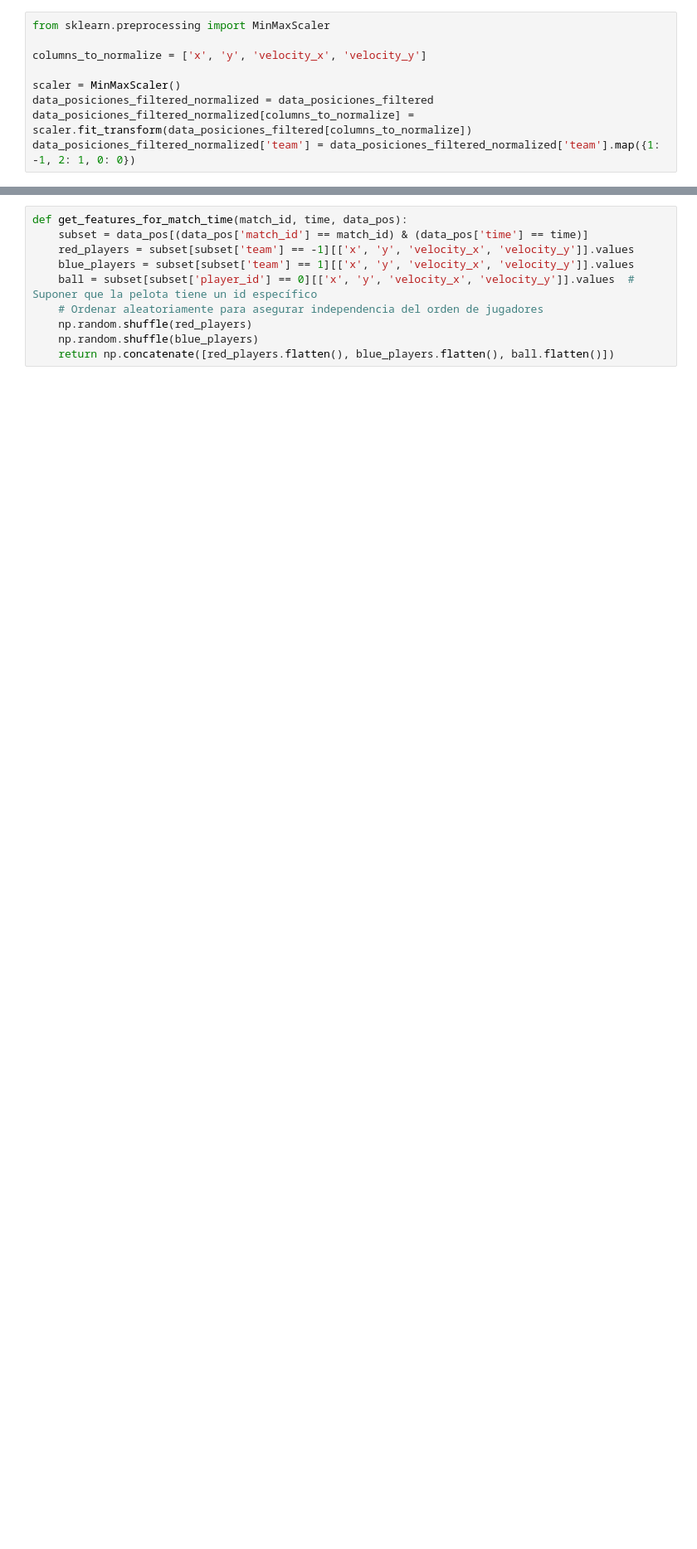
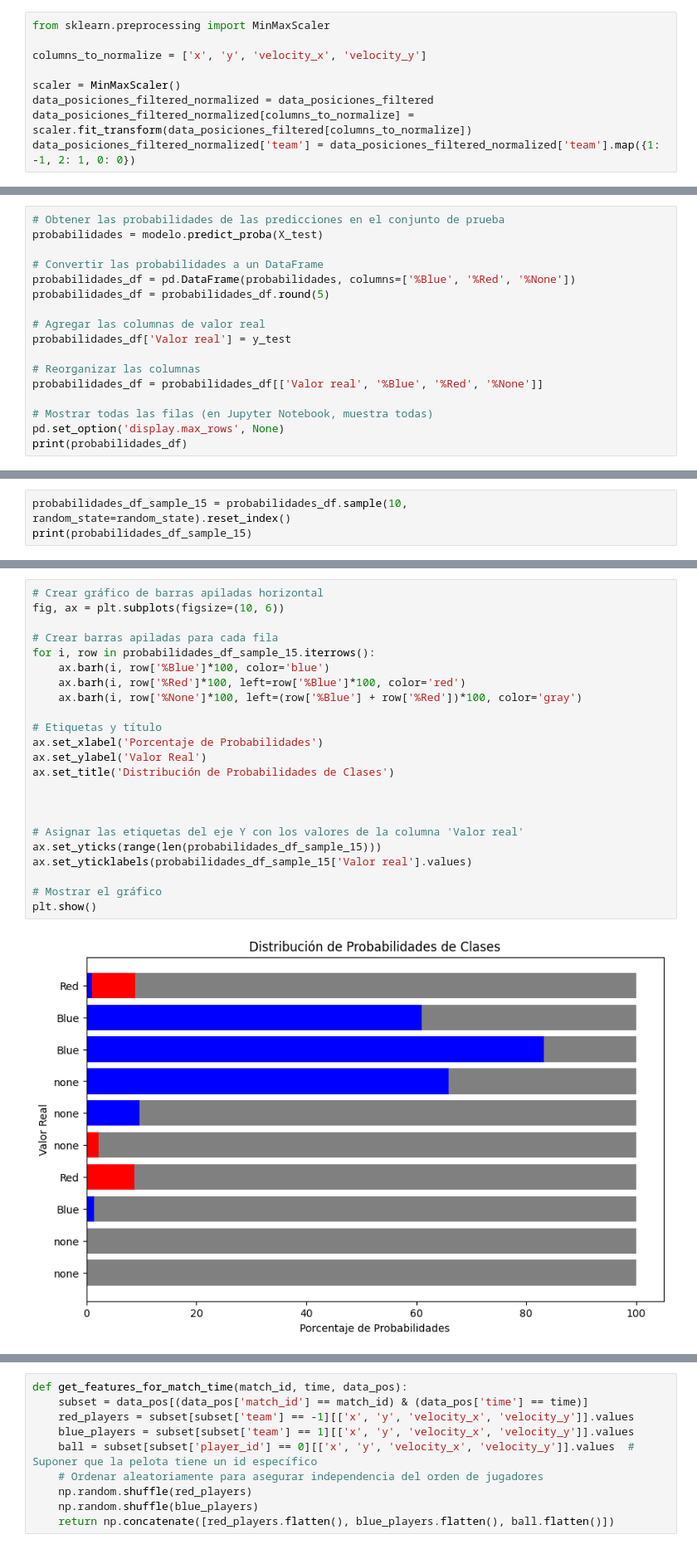
Before and after one commit to manoloBengo/haxball-ai, a Jupyter notebook: modelado/modelado.ipynb, the cells around one changed output, grey strips where cells are left out. Shown at 83% size. Saved outputs shown, nothing was run; the diff lists cells and outputs as text; blank space fills up the shorter version.

```diff
--- a/modelado/modelado.ipynb
+++ b/modelado/modelado.ipynb
@@ -290,0 +354,17 @@ print(y_train)
+# %%
+# Obtener las probabilidades de las predicciones en el conjunto de prueba
+probabilidades = modelo.predict_proba(X_test)
+
+# Convertir las probabilidades a un DataFrame
+probabilidades_df = pd.DataFrame(probabilidades, columns=['%Blue', '%Red', '%None'])
+probabilidades_df = probabilidades_df.round(5)
+
+# Agregar las columnas de valor real
+probabilidades_df['Valor real'] = y_test
+
+# Reorganizar las columnas
+probabilidades_df = probabilidades_df[['Valor real', '%Blue', '%Red', '%None']]
+
+# Mostrar todas las filas (en Jupyter Notebook, muestra todas)
+pd.set_option('display.max_rows', None)
+print(probabilidades_df)
@@ -290,0 +389,3 @@ print(y_train)
+# %%
+probabilidades_df_sample_15 = probabilidades_df.sample(10, random_state=random_state).reset_index()
+print(probabilidades_df_sample_15)
@@ -290,0 +404,25 @@ print(y_train)
+# %%
+# Crear gráfico de barras apiladas horizontal
+fig, ax = plt.subplots(figsize=(10, 6))
+
+# Crear barras apiladas para cada fila
+for i, row in probabilidades_df_sample_15.iterrows():
+    ax.barh(i, row['%Blue']*100, color='blue')
+    ax.barh(i, row['%Red']*100, left=row['%Blue']*100, color='red')
+    ax.barh(i, row['%None']*100, left=(row['%Blue'] + row['%Red'])*100, color='gray')
+
+# Etiquetas y título
+ax.set_xlabel('Porcentaje de Probabilidades')
+ax.set_ylabel('Valor Real')
+ax.set_title('Distribución de Probabilidades de Clases')
+
+
+
+# Asignar las etiquetas del eje Y con los valores de la columna 'Valor real'
+ax.set_yticks(range(len(probabilidades_df_sample_15)))
+ax.set_yticklabels(probabilidades_df_sample_15['Valor real'].values)
+
+# Mostrar el gráfico
+plt.show()
+# %% [output]
+[figure, added]
```
Also changed, not shown: parts of 31 cells of this notebook.
